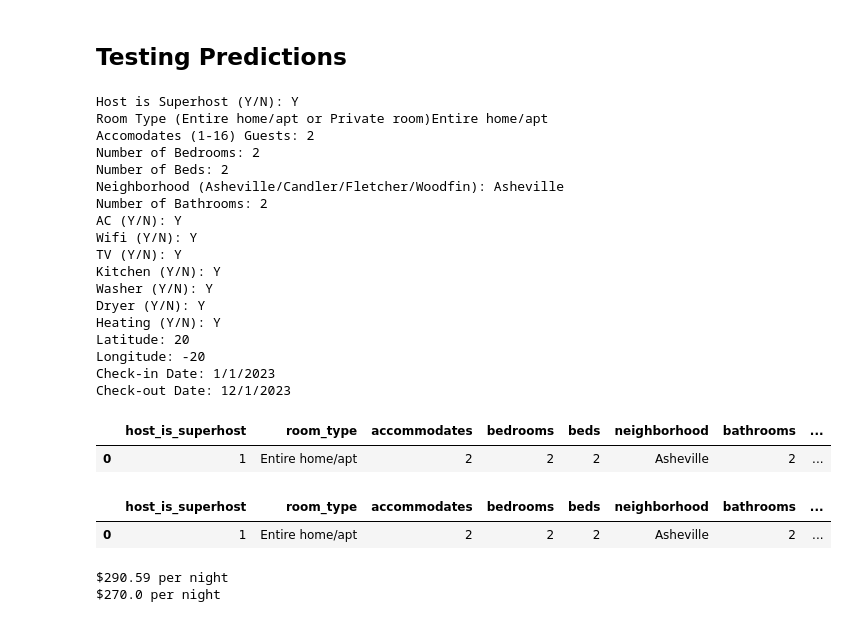
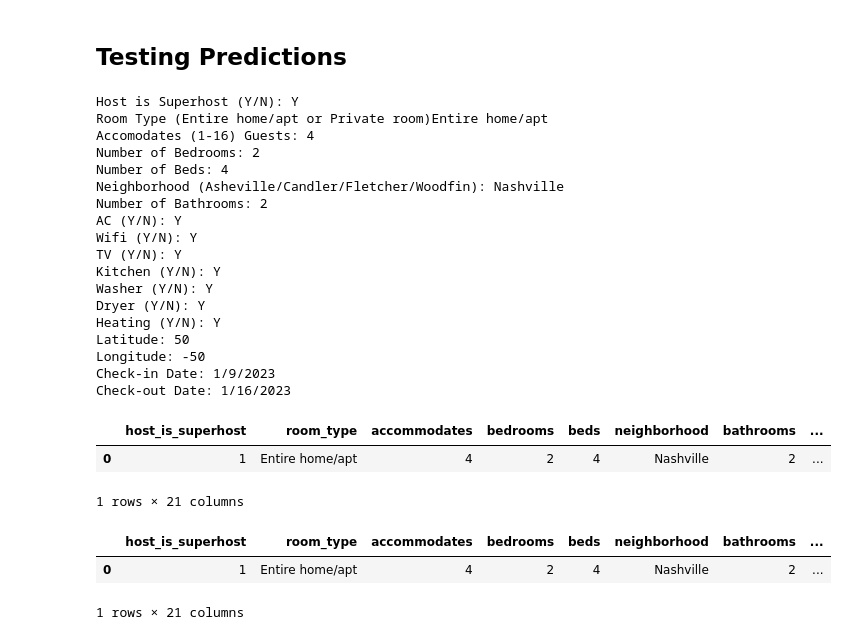
Before and after one commit to sjeanat3/AirBnB-Price-Prediction-System-Streamlit, a Jupyter notebook: Notebooks/Austin AirBnB Price Prediction Notebook.ipynb, the cells around one changed output. Saved outputs shown, nothing was run; the diff lists cells and outputs as text; code cells hidden in the pictures.

```diff
--- a/Notebooks/Austin AirBnB Price Prediction Notebook.ipynb
+++ b/Notebooks/Austin AirBnB Price Prediction Notebook.ipynb
@@ -1150,7 +1232,7 @@ room_type = input('Room Type (Entire home/apt or Private room)')
 accommodates = input('Accomodates (1-16) Guests: ')
 num_of_bedrooms = input('Number of Bedrooms: ')
 num_of_beds = input('Number of Beds: ')
-select_neighborhood = input('Neighborhood (Asheville/Candler/Fletcher/Woodfin): ')
+select_neighborhood = input('Neighborhood (Nashville): ')
 num_of_bathrooms = input('Number of Bathrooms: ')
 check_AC = input('AC (Y/N): ')
 check_wifi = input('Wifi (Y/N): ')
@@ -1166,10 +1248,10 @@ checkout_date = input('Check-out Date: ')
 # %% [output]
 Host is Superhost (Y/N): Y
 Room Type (Entire home/apt or Private room)Entire home/apt
-Accomodates (1-16) Guests: 2
+Accomodates (1-16) Guests: 4
 Number of Bedrooms: 2
-Number of Beds: 2
-Neighborhood (Asheville/Candler/Fletcher/Woodfin): Asheville
+Number of Beds: 4
+Neighborhood (Asheville/Candler/Fletcher/Woodfin): Nashville
 Number of Bathrooms: 2
 AC (Y/N): Y
 Wifi (Y/N): Y
@@ -1178,10 +1260,10 @@ Kitchen (Y/N): Y
 Washer (Y/N): Y
 Dryer (Y/N): Y
 Heating (Y/N): Y
-Latitude: 20
-Longitude: -20
-Check-in Date: 1/1/2023
-Check-out Date: 12/1/2023
+Latitude: 50
+Longitude: -50
+Check-in Date: 1/9/2023
+Check-out Date: 1/16/2023
 # %%
 def yes_no_conversion(input):
     if input == 'Y':
@@ -1207,39 +1289,41 @@ predicted_checkin_list = [yes_no_conversion(host_superhost),
                           yes_no_conversion(check_dryer),
                           yes_no_conversion(check_heating),
                           test_coords,
-                          geodesic(test_coords, biltmore).miles,
+                          geodesic(test_coords, falls_park).miles,
                           geodesic(test_coords, downtown).miles,
+                          geodesic(test_coords, capitol).miles,
                           pd.to_datetime(checkin_date).dayofweek,
                           pd.to_datetime(checkin_date).month,
                           pd.to_datetime(checkin_date).week]
-#may need to reshape with 1, -1 for actual prediction or .to_frame()
 # %%
 checkin_prediction_df = pd.DataFrame(predicted_checkin_list).T
 checkin_prediction_df = checkin_prediction_df.rename({0: 'host_is_superhost',
                                       1: 'room_type',
                                       2: 'accommodates',
                                       3: 'bedrooms',
                                       4: 'beds',
                                       5: 'neighborhood',
                                       6: 'bathrooms',
                                       7: 'Air conditioning',
                                       8: 'Wifi',
                                       9: 'TV',
                                       10: 'Kitchen',
                                       11: 'Washer',
                                       12: 'Dryer',
                                       13: 'Heating',
                                       14: 'coords',
-                                      15: 'distance_to_biltmore',
+                                      15: 'distance_to_falls_park',
                                       16: 'distance_to_downtown',
-                                      17: 'day_of_week',
-                                      18: 'month',
-                                      19: 'week'}, axis = 1)
+                                      17: 'distance_to_capitol',
+                                      18: 'day_of_week',
+                                      19: 'month',
+                                      20: 'week'}, axis = 1)
 
 checkin_prediction_df
 # %% [output]
 |  | host_is_superhost | room_type | accommodates | bedrooms | beds | neighborhood | bathrooms | ... |
-| 0 | 1 | Entire home/apt | 2 | 2 | 2 | Asheville | 2 | ... |
+| 0 | 1 | Entire home/apt | 4 | 2 | 4 | Nashville | 2 | ... |
+1 rows × 21 columns
 # %%
 predicted_checkout_list = [yes_no_conversion(host_superhost),
                           room_type,
@@ -1279,26 +1363,25 @@ checkout_prediction_df = checkout_prediction_df.rename({0: 'host_is_superhost',
                                       12: 'Dryer',
                                       13: 'Heating',
                                       14: 'coords',
-                                      15: 'distance_to_biltmore',
+                                      15: 'distance_to_falls_park',
                                       16: 'distance_to_downtown',
-                                      17: 'day_of_week',
-                                      18: 'month',
-                                      19: 'week'}, axis = 1)
+                                      17: 'distance_to_capitol',
+                                      18: 'day_of_week',
+                                      19: 'month',
+                                      20: 'week'}, axis = 1)
 
 checkout_prediction_df
 # %% [output]
 |  | host_is_superhost | room_type | accommodates | bedrooms | beds | neighborhood | bathrooms | ... |
-| 0 | 1 | Entire home/apt | 2 | 2 | 2 | Asheville | 2 | ... |
+| 0 | 1 | Entire home/apt | 4 | 2 | 4 | Nashville | 2 | ... |
+1 rows × 21 columns
 # %%
-checkin_price = float(model3_final_pipe.predict(checkin_prediction_df))
-checkout_price = float(model3_final_pipe.predict(checkout_prediction_df))
-average_price = (checkin_price + checkout_price) / 2
-total_stay_days = (pd.to_datetime(checkout_date) - pd.to_datetime(checkin_date)).days
+# checkin_price = float(model3_final_pipe.predict(checkin_prediction_df))
+# checkout_price = float(model3_final_pipe.predict(checkout_prediction_df))
+# average_price = (checkin_price + checkout_price) / 2
+# total_stay_days = (pd.to_datetime(checkout_date) - pd.to_datetime(checkin_date)).days
 
-print(f'Checkin price ${checkin_price} per night')
-print(f'Checkout price ${checkout_price} per night')
-print(f'Total price of stay ${int((average_price * total_stay_days))}')
-print(f'Average daily price ${average_price}')
+# print(f'Checkin price ${checkin_price} per night')
+# print(f'Checkout price ${checkout_price} per night')
+# print(f'Total price of stay ${int((average_price * total_stay_days))}')
+# print(f'Average daily price ${average_price}')
-# %% [output]
-$290.59 per night
-$270.0 per night
```
Also changed, not shown: parts of 19 cells of this notebook, 7 other files.
